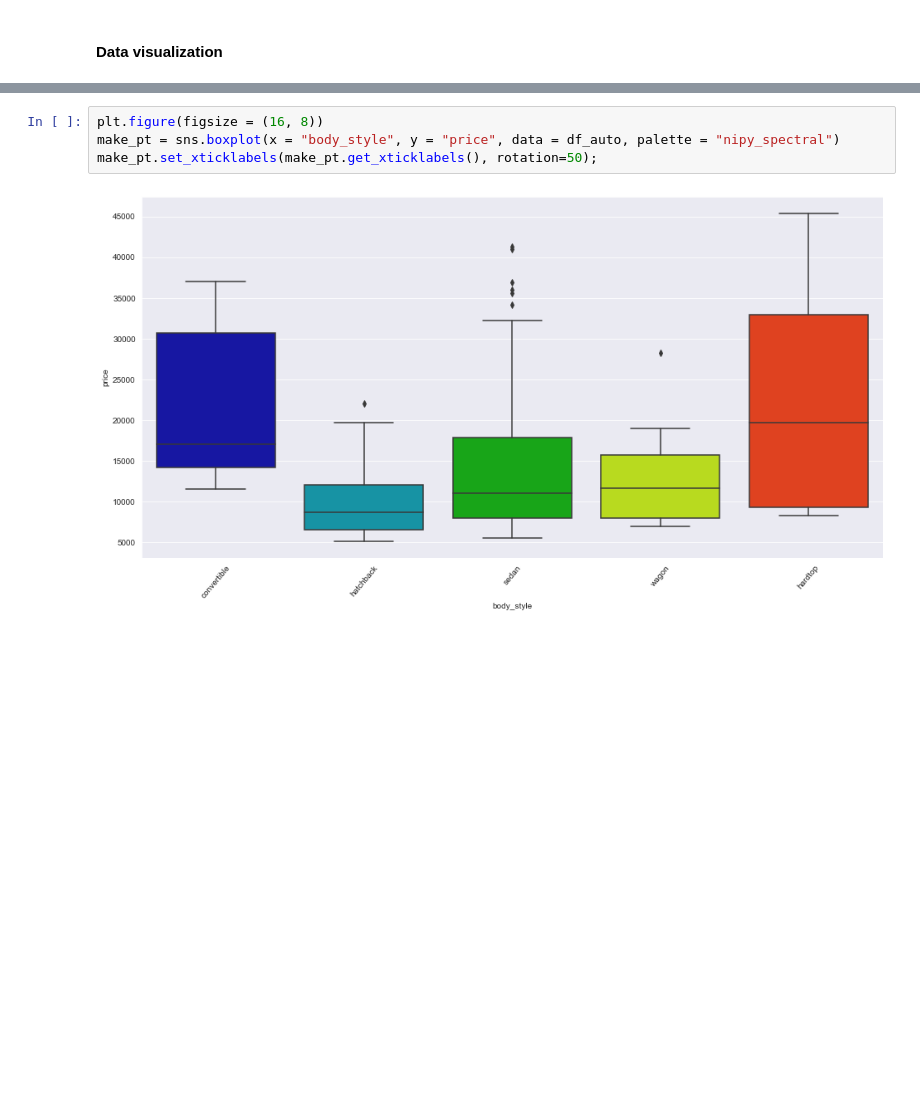
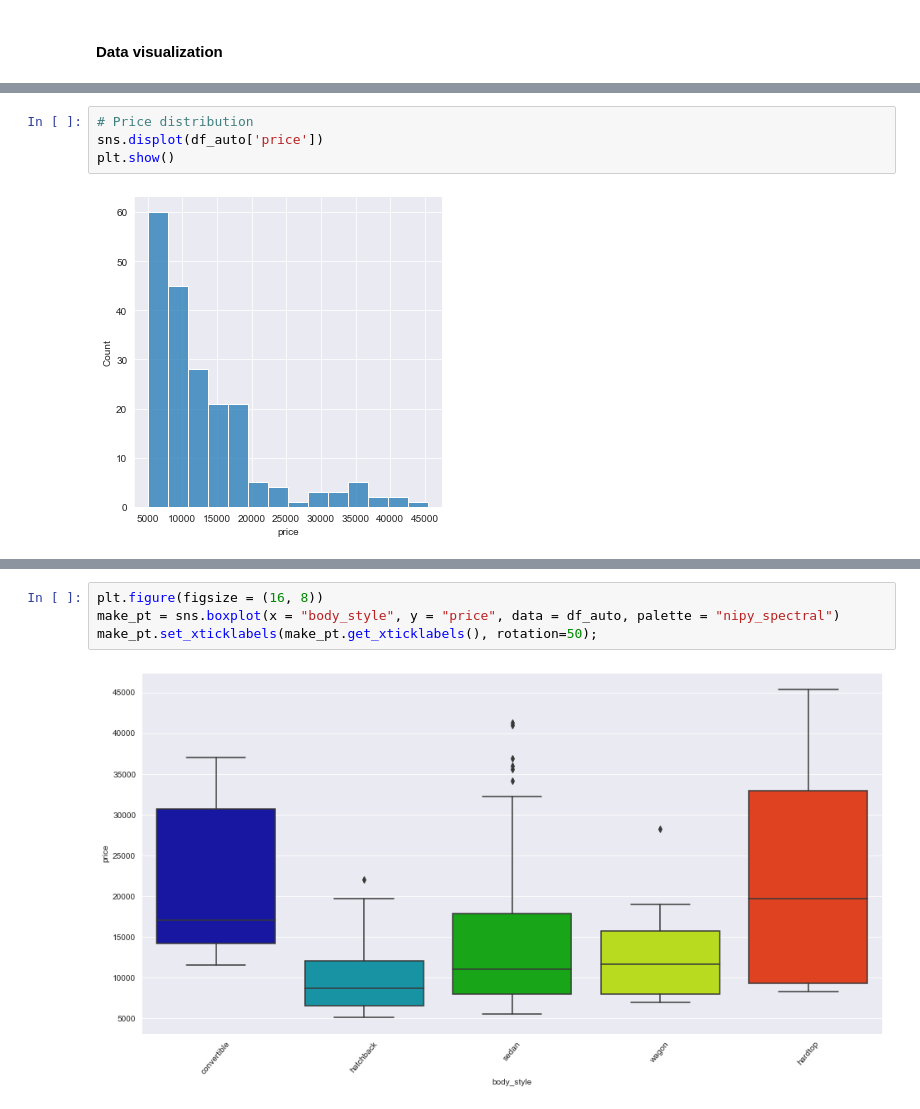
Before and after one commit to Phoenix-D11/Phoenix-D11, a Jupyter notebook: Automobile dataset price prediction.ipynb, the cells around one changed output, grey strips where cells are left out. Drawn from its saved outputs; the diff is of its cells as text; blank space fills up the shorter version.

```diff
--- a/Automobile dataset price prediction.ipynb
+++ b/Automobile dataset price prediction.ipynb
@@ -184,0 +177,6 @@ sns.boxplot(y = "price", data = df_auto)
+# %%
+# Price distribution
+sns.displot(df_auto['price'])
+plt.show()
+# %% [output]
+[figure, added]
```
Also changed, not shown: parts of 53 cells of this notebook.
